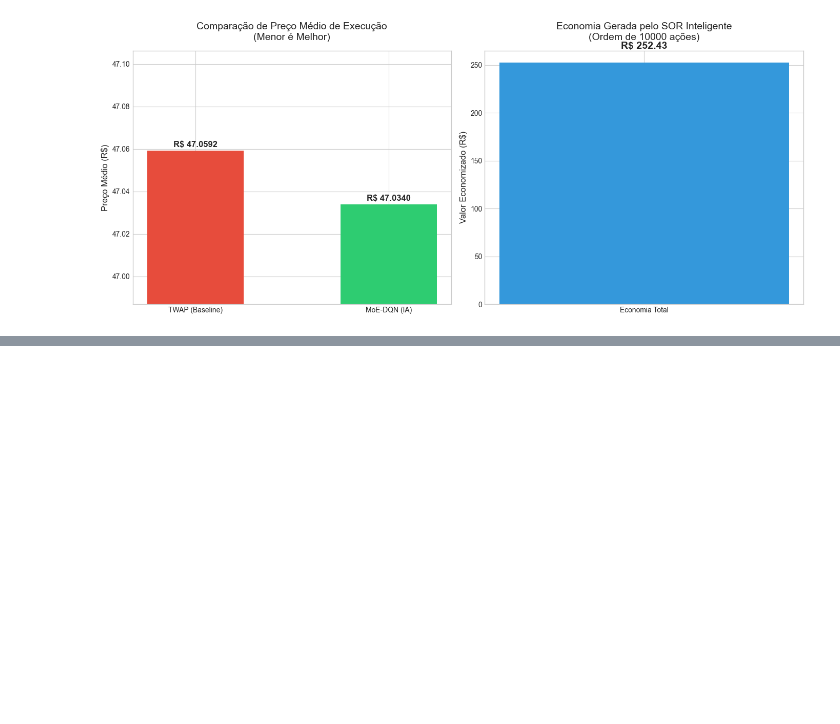
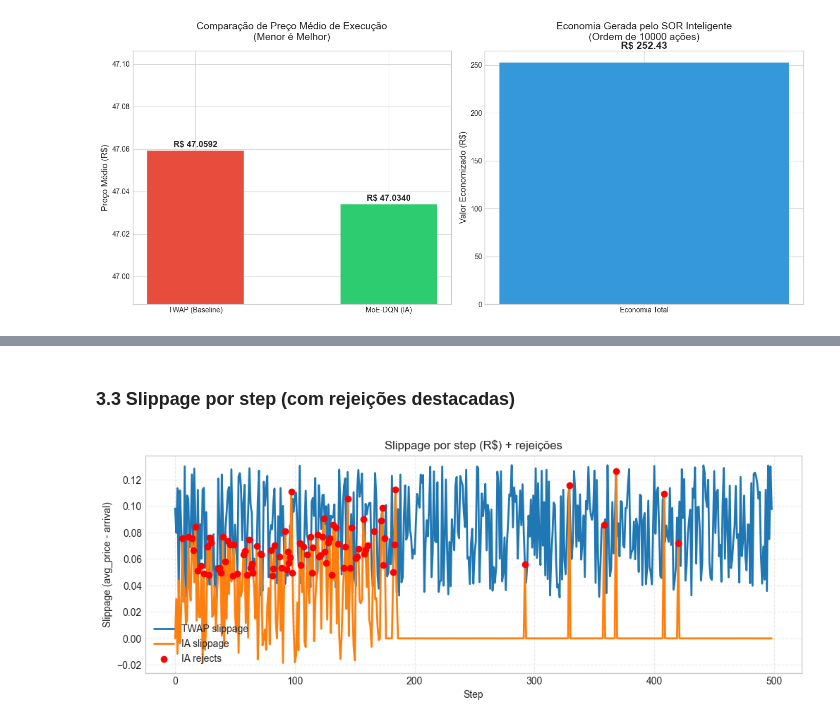
Before and after one commit to tuerepinto/tcc-sor-dql-moe, a Jupyter notebook: notebooks/03_avaliacao_baselines.ipynb, the cells around one changed output, grey strips where cells are left out. Cells and saved outputs as stored; diff of their text form; code cells hidden in the pictures; blank space fills up the shorter version.

```diff
--- a/notebooks/03_avaliacao_baselines.ipynb
+++ b/notebooks/03_avaliacao_baselines.ipynb
@@ -187,0 +364,19 @@ plt.show()
+# %% [markdown]
+### 3.3 Slippage por step (com rejeições destacadas)
+# %%
+plt.figure(figsize=(12,4))
+plt.plot(log_twap["step"], log_twap["slippage"], label="TWAP slippage", linewidth=2)
+plt.plot(log_ia["step"], log_ia["slippage"], label="IA slippage", linewidth=2)
+
+rej_idx = log_ia.index[~log_ia["is_valid"].astype(bool)]
+if len(rej_idx) > 0:
+    plt.scatter(log_ia.loc[rej_idx, "step"], log_ia.loc[rej_idx, "slippage"], color="red", label="IA rejects", zorder=3)
+
+plt.title("Slippage por step (R$) + rejeições")
+plt.xlabel("Step")
+plt.ylabel("Slippage (avg_price - arrival)")
+plt.grid(True, linestyle="--", alpha=0.4)
+plt.legend()
+plt.show()
+# %% [output]
+[figure, added]
```
Also changed, not shown: parts of 14 cells of this notebook, 2 other files.
